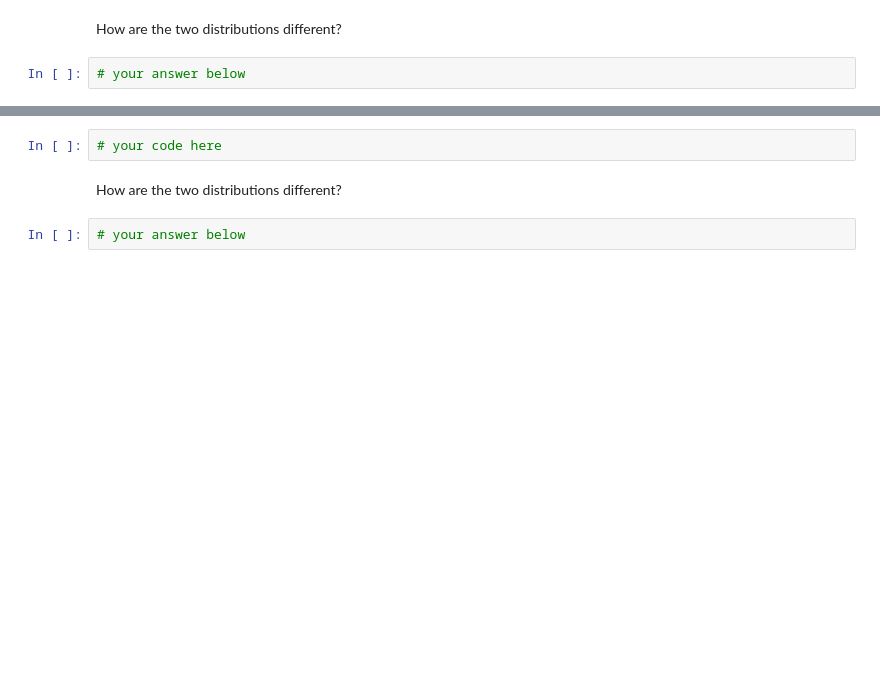
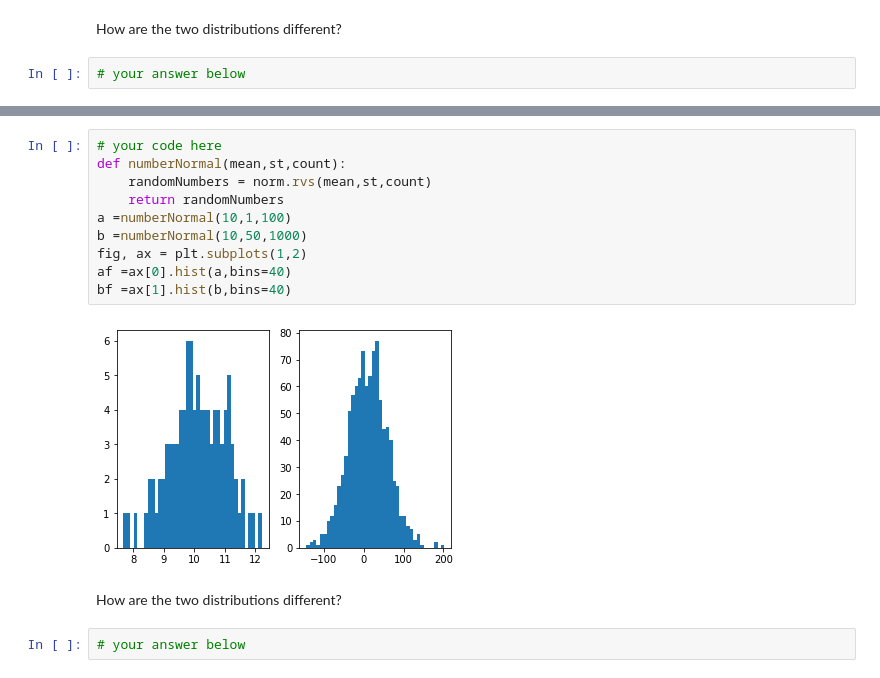
Before and after one commit to ironhack-datalabs/datamad0320, a Jupyter notebook: module-2/lab-continuous-probability-distribution/your-code/main.ipynb, the cells around one changed output, grey strips where cells are left out. Saved outputs shown, nothing was run; the diff lists cells and outputs as text; blank space fills up the shorter version.

```diff
--- a/module-2/lab-continuous-probability-distribution/your-code/main.ipynb
+++ b/module-2/lab-continuous-probability-distribution/your-code/main.ipynb
@@ -62,8 +81,18 @@ How are the two distributions different?
 Expected output:
 
 ![normal distribution](nd.png)
-# %%
-# your code here
+# %%
+# your code here
+def numberNormal(mean,st,count):
+    randomNumbers = norm.rvs(mean,st,count)
+    return randomNumbers
+a =numberNormal(10,1,100)
+b =numberNormal(10,50,1000)
+fig, ax = plt.subplots(1,2)
+af =ax[0].hist(a,bins=40)
+bf =ax[1].hist(b,bins=40)
+# %% [output]
+[figure, added]
 # %% [markdown]
 How are the two distributions different?
 # %%
```
Also changed, not shown: parts of 12 cells of this notebook.
